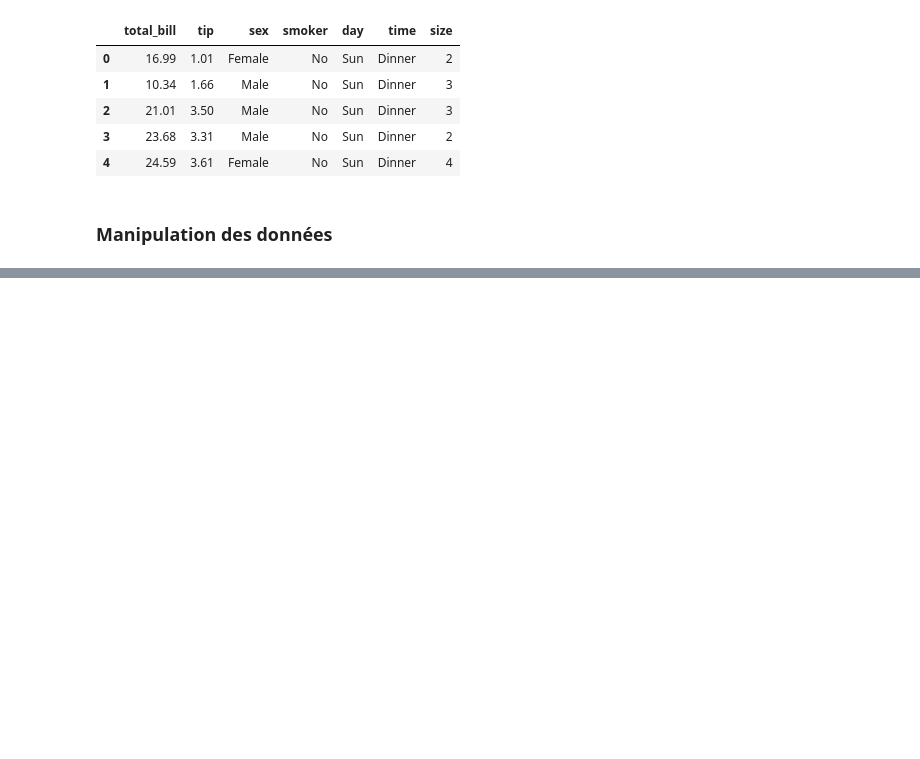
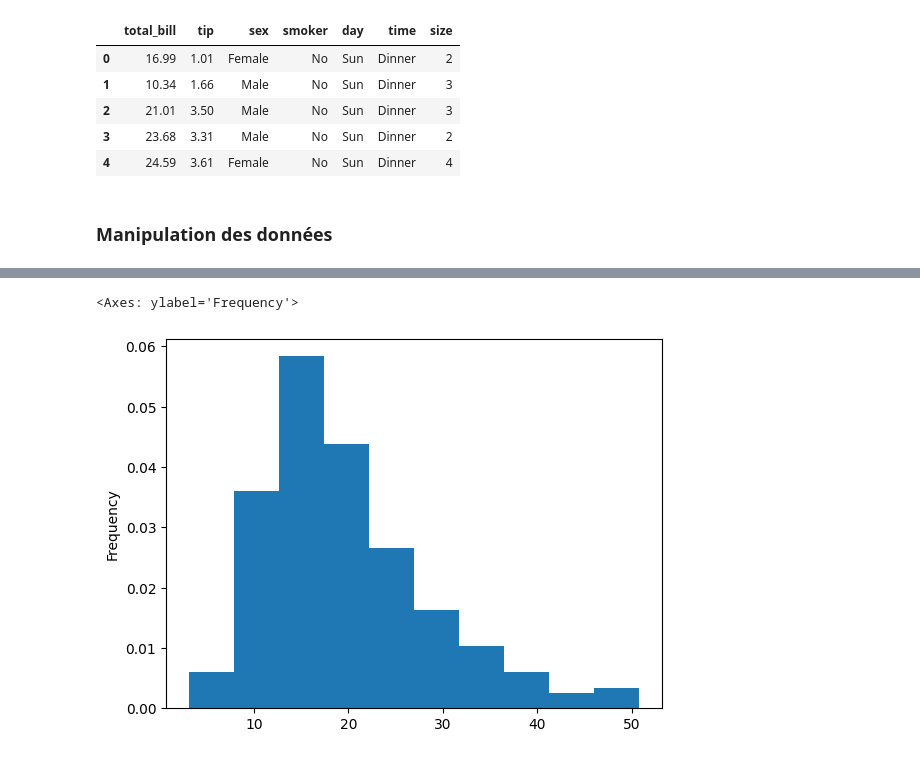
Before and after one commit to DavidTGAUTIER/mini-projects, a Jupyter notebook: Pandas-Stats/stats.ipynb, the cells around one changed output, grey strips where cells are left out. Cells and saved outputs as stored; diff of their text form; code cells hidden in the pictures; blank space fills up the shorter version.

```diff
--- a/Pandas-Stats/stats.ipynb
+++ b/Pandas-Stats/stats.ipynb
@@ -25,0 +419,5 @@ tips.head()
+# %%
+tips.total_bill.plot(kind="hist", density=True)
+# %% [output]
+<Axes: ylabel='Frequency'>
+[figure, added]
```
Also changed, not shown: parts of 160 cells of this notebook.
